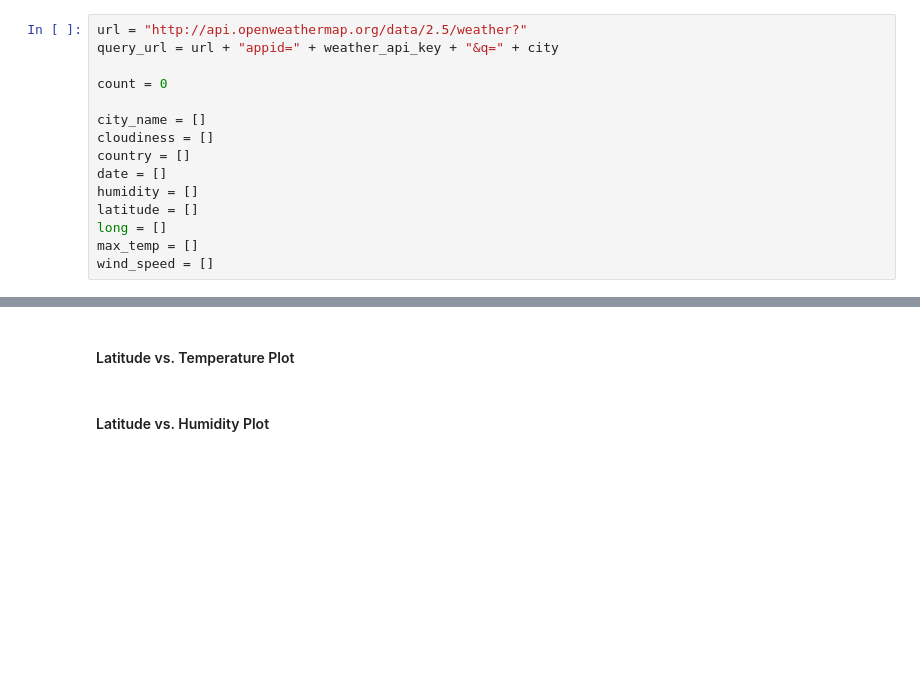
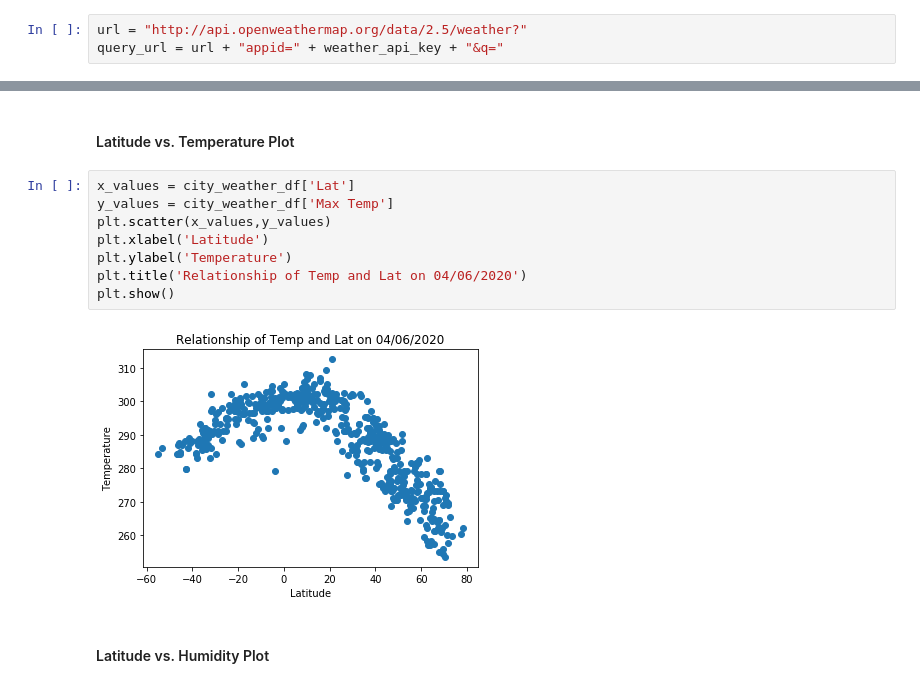
Before and after one commit to cynthiakellogg/python-api-challenge, a Jupyter notebook: WeatherPy/WeatherPy.ipynb, the cells around one changed output, grey strips where cells are left out. Drawn from its saved outputs; the diff is of its cells as text; blank space fills up the shorter version.

```diff
--- a/WeatherPy/WeatherPy.ipynb
+++ b/WeatherPy/WeatherPy.ipynb
@@ -56,17 +56,5 @@ len(cities)
 * Include a print log of each city as it'sbeing processed (with the city number and city name).
 # %%
 url = "http://api.openweathermap.org/data/2.5/weather?"
-query_url = url + "appid=" + weather_api_key + "&q=" + city
-
-count = 0
-
-city_name = []
-cloudiness = []
-country = []
-date = []
-humidity = []
-latitude = []
-long = []
-max_temp = []
-wind_speed = []
+query_url = url + "appid=" + weather_api_key + "&q="
 # %%
@@ -136,5 +149,15 @@ city_weather_df
 * Save the plotted figures as .pngs.
 # %% [markdown]
 #### Latitude vs. Temperature Plot
+# %%
+x_values = city_weather_df['Lat']
+y_values = city_weather_df['Max Temp']
+plt.scatter(x_values,y_values)
+plt.xlabel('Latitude')
+plt.ylabel('Temperature')
+plt.title('Relationship of Temp and Lat on 04/06/2020')
+plt.show()
+# %% [output]
+[figure, added]
 # %% [markdown]
 #### Latitude vs. Humidity Plot
```
Also changed, not shown: parts of 8 cells of this notebook.
